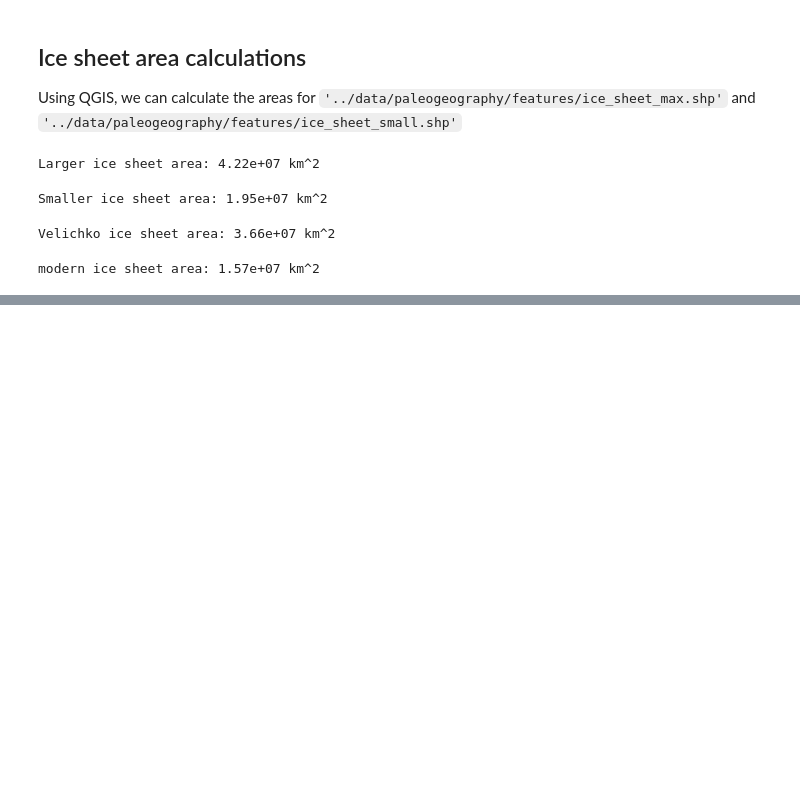
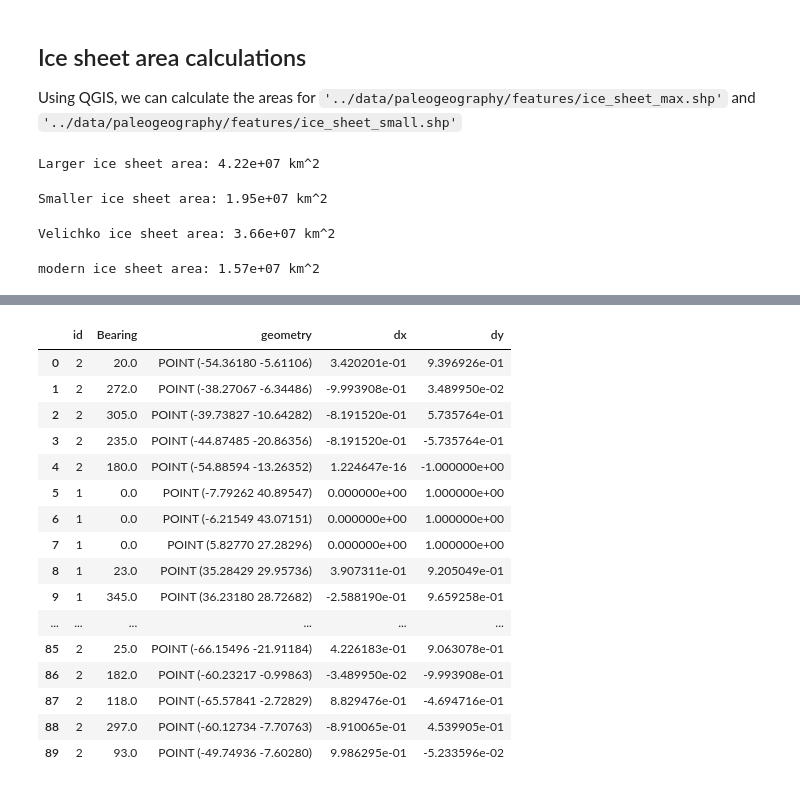
Before and after one commit to Swanson-Hysell-Group/2025_Ordovician_review, a Jupyter notebook: code/paleogeography_Gondwana.ipynb, the cells around one changed output, grey strips where cells are left out. Saved outputs shown, nothing was run; the diff lists cells and outputs as text; code cells hidden in the pictures; blank space fills up the shorter version.

```diff
--- a/code/paleogeography_Gondwana.ipynb
+++ b/code/paleogeography_Gondwana.ipynb
@@ -864,0 +891,20 @@ modern ice sheet area: 1.57e+07 km^2
+# %%
+iceflow_vectors
+# %% [output]
+|  | id | Bearing | geometry | dx | dy |
+| 0 | 2 | 20.0 | POINT (-54.36180 -5.61106) | 3.420201e-01 | 9.396926e-01 |
+| 1 | 2 | 272.0 | POINT (-38.27067 -6.34486) | -9.993908e-01 | 3.489950e-02 |
+| 2 | 2 | 305.0 | POINT (-39.73827 -10.64282) | -8.191520e-01 | 5.735764e-01 |
+| 3 | 2 | 235.0 | POINT (-44.87485 -20.86356) | -8.191520e-01 | -5.735764e-01 |
+| 4 | 2 | 180.0 | POINT (-54.88594 -13.26352) | 1.224647e-16 | -1.000000e+00 |
+| 5 | 1 | 0.0 | POINT (-7.79262 40.89547) | 0.000000e+00 | 1.000000e+00 |
+| 6 | 1 | 0.0 | POINT (-6.21549 43.07151) | 0.000000e+00 | 1.000000e+00 |
+| 7 | 1 | 0.0 | POINT (5.82770 27.28296) | 0.000000e+00 | 1.000000e+00 |
+| 8 | 1 | 23.0 | POINT (35.28429 29.95736) | 3.907311e-01 | 9.205049e-01 |
+| 9 | 1 | 345.0 | POINT (36.23180 28.72682) | -2.588190e-01 | 9.659258e-01 |
+| ... | ... | ... | ... | ... | ... |
+| 85 | 2 | 25.0 | POINT (-66.15496 -21.91184) | 4.226183e-01 | 9.063078e-01 |
+| 86 | 2 | 182.0 | POINT (-60.23217 -0.99863) | -3.489950e-02 | -9.993908e-01 |
+| 87 | 2 | 118.0 | POINT (-65.57841 -2.72829) | 8.829476e-01 | -4.694716e-01 |
+| 88 | 2 | 297.0 | POINT (-60.12734 -7.70763) | -8.910065e-01 | 4.539905e-01 |
+| 89 | 2 | 93.0 | POINT (-49.74936 -7.60280) | 9.986295e-01 | -5.233596e-02 |
```
Also changed, not shown: parts of 3 cells of this notebook.
